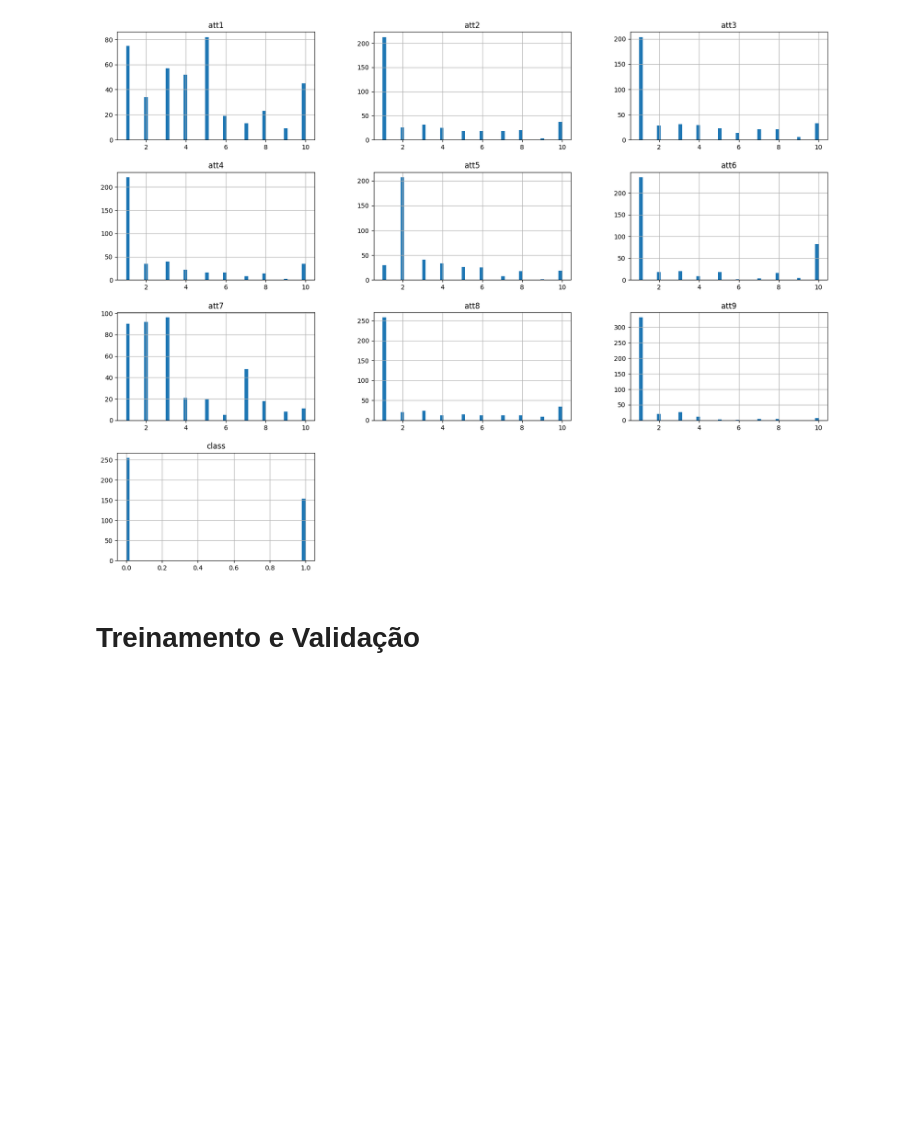
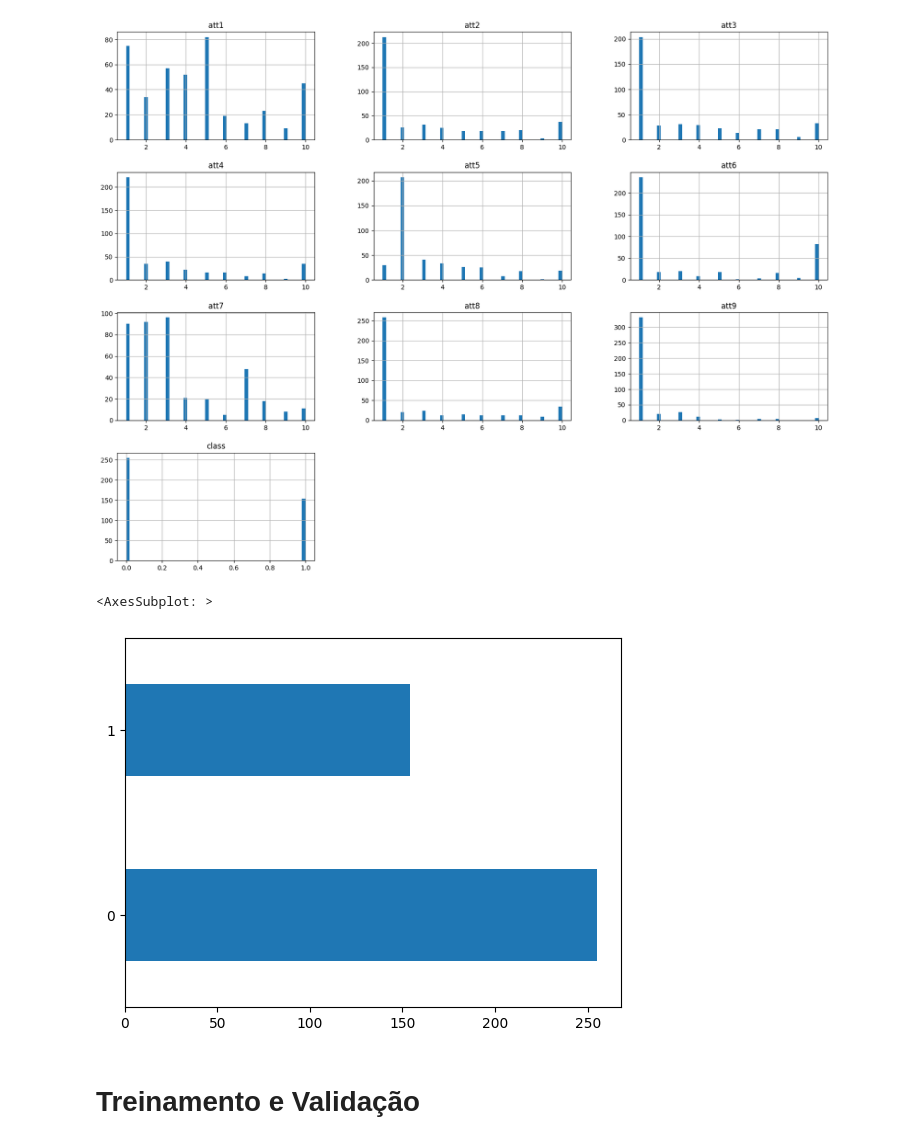
Before and after one commit to HyanBatista/ufrpe-ai, a Jupyter notebook: task01/main_crossval.ipynb, the cells around one changed output. Cells and saved outputs as stored; diff of their text form; code cells hidden in the pictures; blank space fills up the shorter version.

```diff
--- a/task01/main_crossval.ipynb
+++ b/task01/main_crossval.ipynb
@@ -97,5 +96,10 @@ dataset.hist(bins=50, figsize=(20, 15))
 plt.show()
 # %% [output]
 [figure]
+# %%
+dataset['class'].value_counts().plot.barh()
+# %% [output]
+<AxesSubplot: >
+[figure, added]
 # %% [markdown]
 # Treinamento e Validação
```
Also changed, not shown: parts of 11 cells of this notebook, 1 other file.
